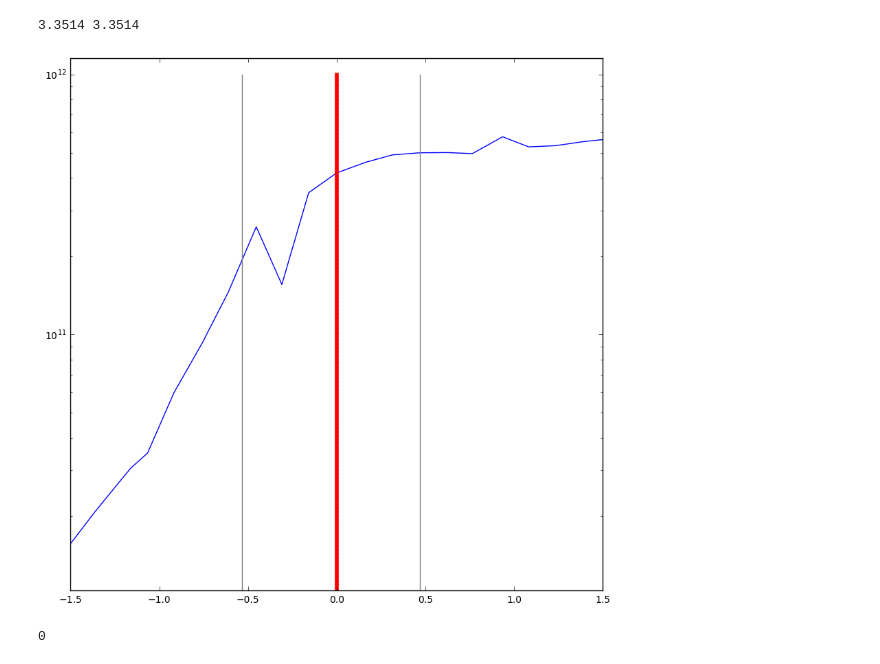
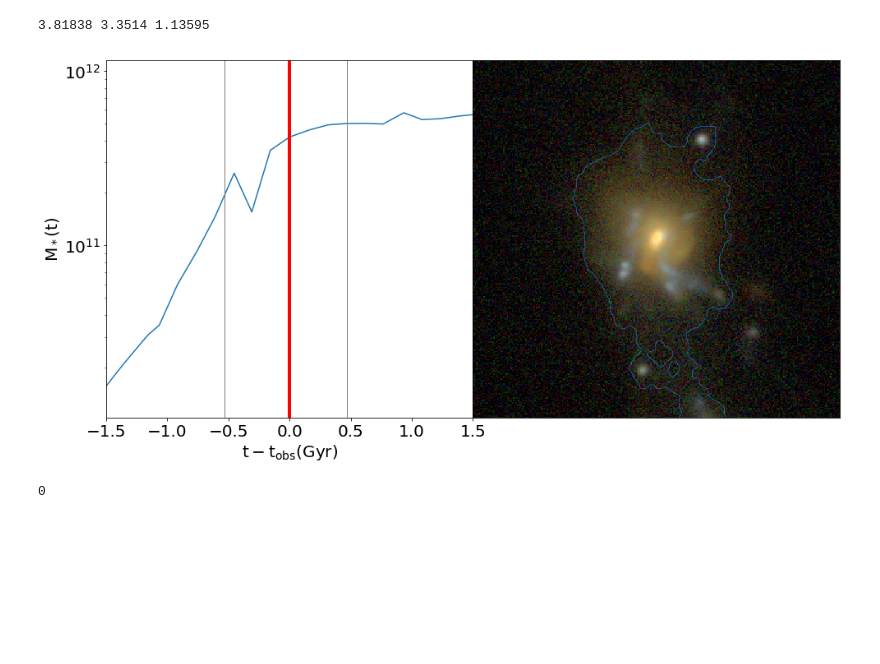
Before and after one commit to gsnyder206/synthetic-image-morph, a Jupyter notebook: morphology_analysis/ExamineGalaxies.ipynb, the cells around one changed output. Cells and saved outputs as stored; diff of their text form; code cells hidden in the pictures; blank space fills up the shorter version.

```diff
--- a/morphology_analysis/ExamineGalaxies.ipynb
+++ b/morphology_analysis/ExamineGalaxies.ipynb
@@ -1,23 +1,16 @@
 # %%
 import astropy
 import astropy.io.ascii as ascii
 import pandas as pd
 import numpy as np
 import matplotlib
 from matplotlib import pyplot as plt
 import astropy.io.fits as pyfits
-import showgalaxy
 import masshistory
 
-#print('List of available ID numbers: ',showgalaxy.listavailable())
 
-#def showgalaxy(subfindID,camera,filters=['NC-F115W','NC-F150W','NC-F200W'],alph=0.2,Q=8.0,Npix=400,sb='SB25')
-#sfid=100589
-#showgalaxy.showgalaxy(sfid,'00',Npix=100,sb='SB27',alph=1,size=5)
-
-masshistory.masshistory('068',2686,size=10)
-#masshistory.mergerfileinfo('068',60005)
+masshistory.masshistory('snapshot_068',2686,camnum=2,size=8)
 # %% [output]
-3.3514 3.3514
+3.81838 3.3514 1.13595
-[figure, old version]
+[figure, new version]
 0
```
Also changed, not shown: 4 other files.
